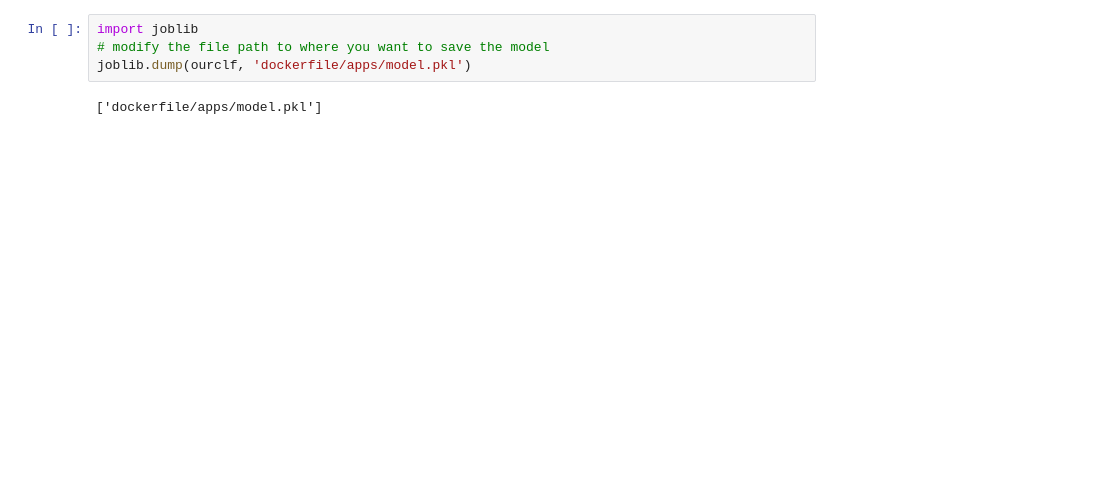
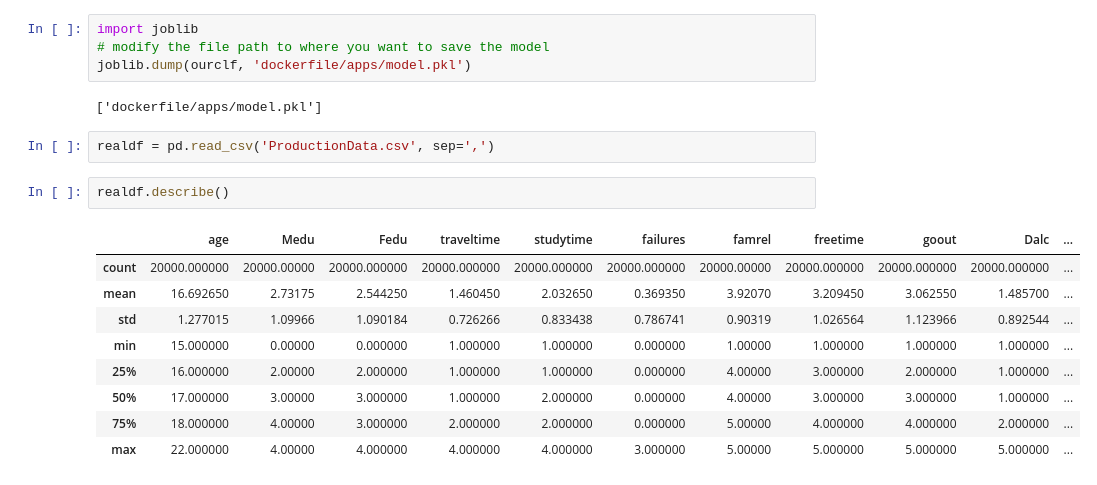
Before and after one commit to CMU-313/fall-2021-hw4-sleepygit, a Jupyter notebook: model_build.ipynb, the cells around one changed output. Cells and saved outputs as stored; diff of their text form; blank space fills up the shorter version.

```diff
--- a/model_build.ipynb
+++ b/model_build.ipynb
@@ -137,3 +137,17 @@ import joblib
 joblib.dump(ourclf, 'dockerfile/apps/model.pkl')
 # %% [output]
 ['dockerfile/apps/model.pkl']
+# %%
+realdf = pd.read_csv('ProductionData.csv', sep=',')
+# %%
+realdf.describe()
+# %% [output]
+|  | age | Medu | Fedu | traveltime | studytime | failures | famrel | freetime | goout | Dalc | ... |
+| count | 20000.000000 | 20000.00000 | 20000.000000 | 20000.000000 | 20000.000000 | 20000.000000 | 20000.00000 | 20000.000000 | 20000.000000 | 20000.000000 | ... |
+| mean | 16.692650 | 2.73175 | 2.544250 | 1.460450 | 2.032650 | 0.369350 | 3.92070 | 3.209450 | 3.062550 | 1.485700 | ... |
+| std | 1.277015 | 1.09966 | 1.090184 | 0.726266 | 0.833438 | 0.786741 | 0.90319 | 1.026564 | 1.123966 | 0.892544 | ... |
+| min | 15.000000 | 0.00000 | 0.000000 | 1.000000 | 1.000000 | 0.000000 | 1.00000 | 1.000000 | 1.000000 | 1.000000 | ... |
+| 25% | 16.000000 | 2.00000 | 2.000000 | 1.000000 | 1.000000 | 0.000000 | 4.00000 | 3.000000 | 2.000000 | 1.000000 | ... |
+| 50% | 17.000000 | 3.00000 | 3.000000 | 1.000000 | 2.000000 | 0.000000 | 4.00000 | 3.000000 | 3.000000 | 1.000000 | ... |
+| 75% | 18.000000 | 4.00000 | 3.000000 | 2.000000 | 2.000000 | 0.000000 | 5.00000 | 4.000000 | 4.000000 | 2.000000 | ... |
+| max | 22.000000 | 4.00000 | 4.000000 | 4.000000 | 4.000000 | 3.000000 | 5.00000 | 5.000000 | 5.000000 | 5.000000 | ... |
```
Also changed, not shown: parts of 12 cells of this notebook, 2 other files.
